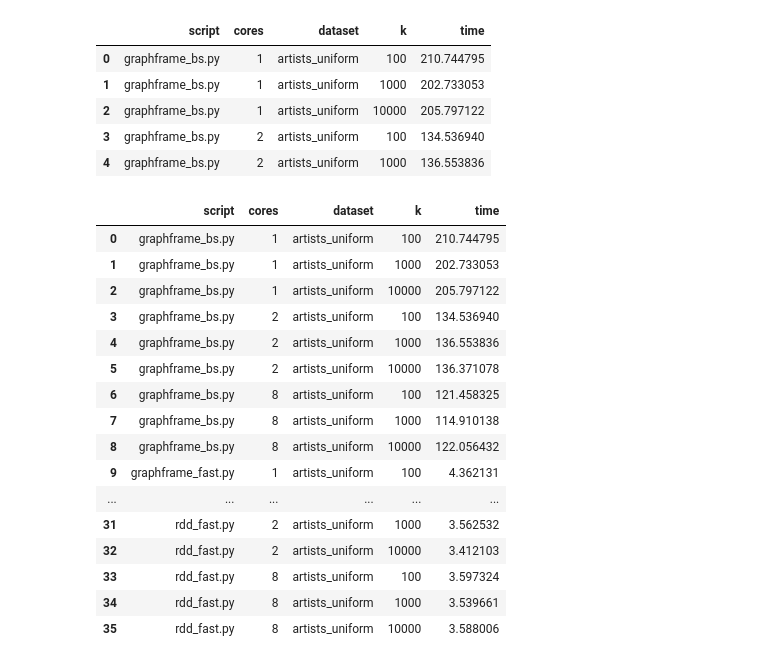
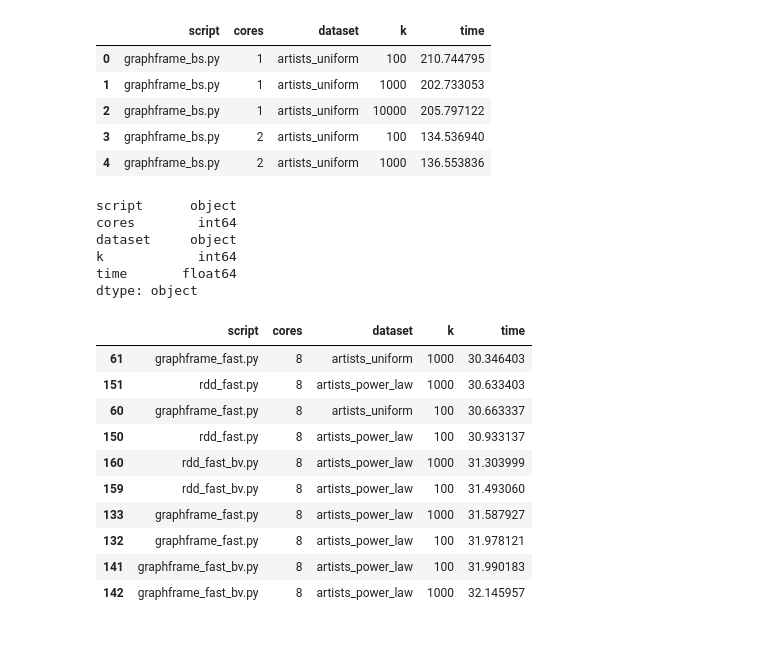
Before and after one commit to papaemman/Mining-of-Massive-Datasets-AUTh, a Jupyter notebook: notebooks/EDA_graph_data.ipynb, the cells around one changed output. Cells and saved outputs as stored; diff of their text form; code cells hidden in the pictures.

```diff
--- a/notebooks/EDA_graph_data.ipynb
+++ b/notebooks/EDA_graph_data.ipynb
@@ -223,23 +267,12 @@ experiments_df.head()
 | 2 | graphframe_bs.py | 1 | artists_uniform | 10000 | 205.797122 |
 | 3 | graphframe_bs.py | 2 | artists_uniform | 100 | 134.536940 |
 | 4 | graphframe_bs.py | 2 | artists_uniform | 1000 | 136.553836 |
-# %%
-experiments_df[experiments_df["dataset"]=="artists_uniform"]
-# %% [output]
-|  | script | cores | dataset | k | time |
-| 0 | graphframe_bs.py | 1 | artists_uniform | 100 | 210.744795 |
-| 1 | graphframe_bs.py | 1 | artists_uniform | 1000 | 202.733053 |
-| 2 | graphframe_bs.py | 1 | artists_uniform | 10000 | 205.797122 |
-| 3 | graphframe_bs.py | 2 | artists_uniform | 100 | 134.536940 |
-| 4 | graphframe_bs.py | 2 | artists_uniform | 1000 | 136.553836 |
-| 5 | graphframe_bs.py | 2 | artists_uniform | 10000 | 136.371078 |
-| 6 | graphframe_bs.py | 8 | artists_uniform | 100 | 121.458325 |
-| 7 | graphframe_bs.py | 8 | artists_uniform | 1000 | 114.910138 |
-| 8 | graphframe_bs.py | 8 | artists_uniform | 10000 | 122.056432 |
-| 9 | graphframe_fast.py | 1 | artists_uniform | 100 | 4.362131 |
-| ... | ... | ... | ... | ... | ... |
-| 31 | rdd_fast.py | 2 | artists_uniform | 1000 | 3.562532 |
-| 32 | rdd_fast.py | 2 | artists_uniform | 10000 | 3.412103 |
-| 33 | rdd_fast.py | 8 | artists_uniform | 100 | 3.597324 |
-| 34 | rdd_fast.py | 8 | artists_uniform | 1000 | 3.539661 |
-| 35 | rdd_fast.py | 8 | artists_uniform | 10000 | 3.588006 |
+# %%
+experiments_df.dtypes
+# %% [output]
+script      object
+cores        int64
+dataset     object
+k            int64
+time       float64
+dtype: object
@@ -245,0 +282,15 @@ experiments_df[experiments_df["dataset"]=="artists_uniform"]
+# %%
+# Fastest method
+experiments_df.sort_values("time").head(10)
+# %% [output]
+|  | script | cores | dataset | k | time |
+| 61 | graphframe_fast.py | 8 | artists_uniform | 1000 | 30.346403 |
+| 151 | rdd_fast.py | 8 | artists_power_law | 1000 | 30.633403 |
+| 60 | graphframe_fast.py | 8 | artists_uniform | 100 | 30.663337 |
+| 150 | rdd_fast.py | 8 | artists_power_law | 100 | 30.933137 |
+| 160 | rdd_fast_bv.py | 8 | artists_power_law | 1000 | 31.303999 |
+| 159 | rdd_fast_bv.py | 8 | artists_power_law | 100 | 31.493060 |
+| 133 | graphframe_fast.py | 8 | artists_power_law | 1000 | 31.587927 |
+| 132 | graphframe_fast.py | 8 | artists_power_law | 100 | 31.978121 |
+| 141 | graphframe_fast_bv.py | 8 | artists_power_law | 100 | 31.990183 |
+| 142 | graphframe_fast_bv.py | 8 | artists_power_law | 1000 | 32.145957 |
```
Also changed, not shown: parts of 15 cells of this notebook, 11 other files.
